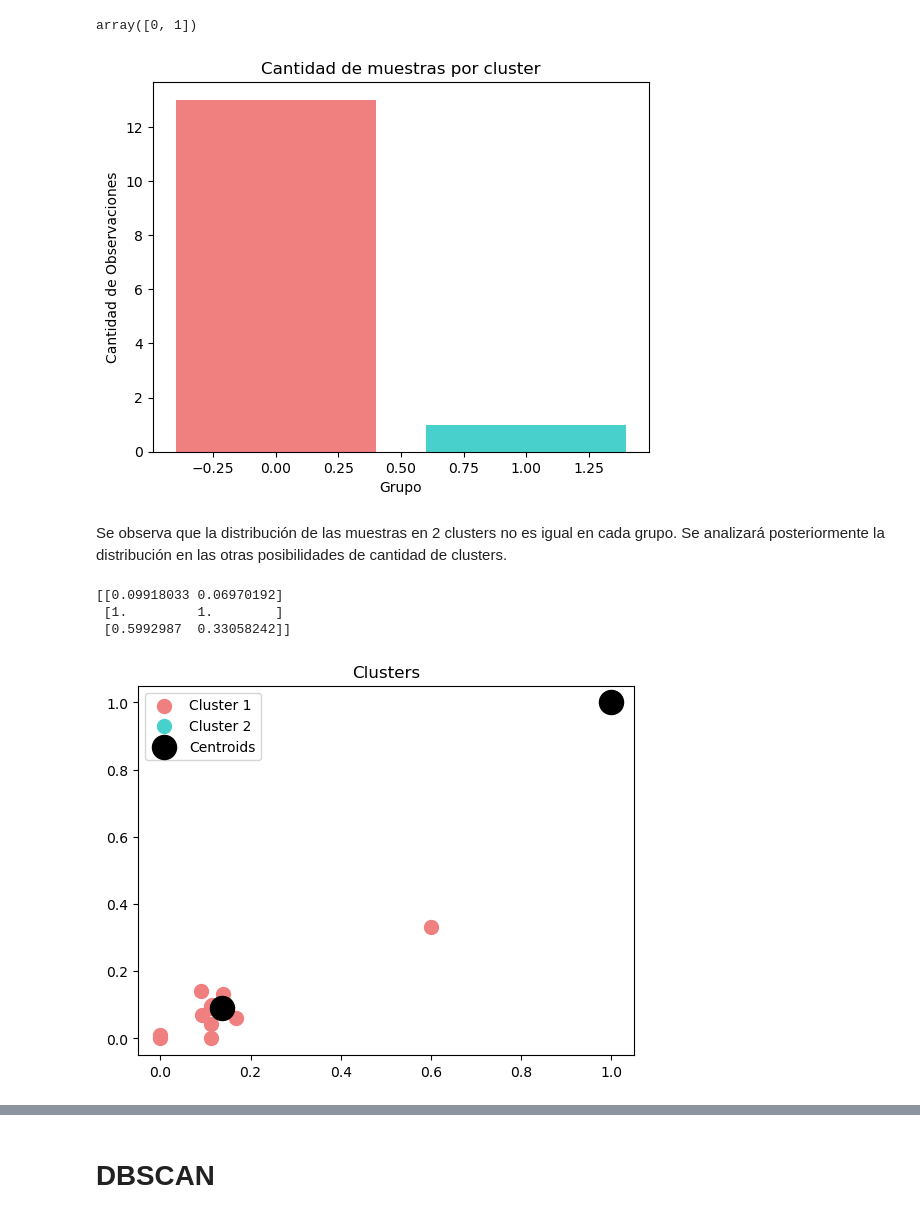
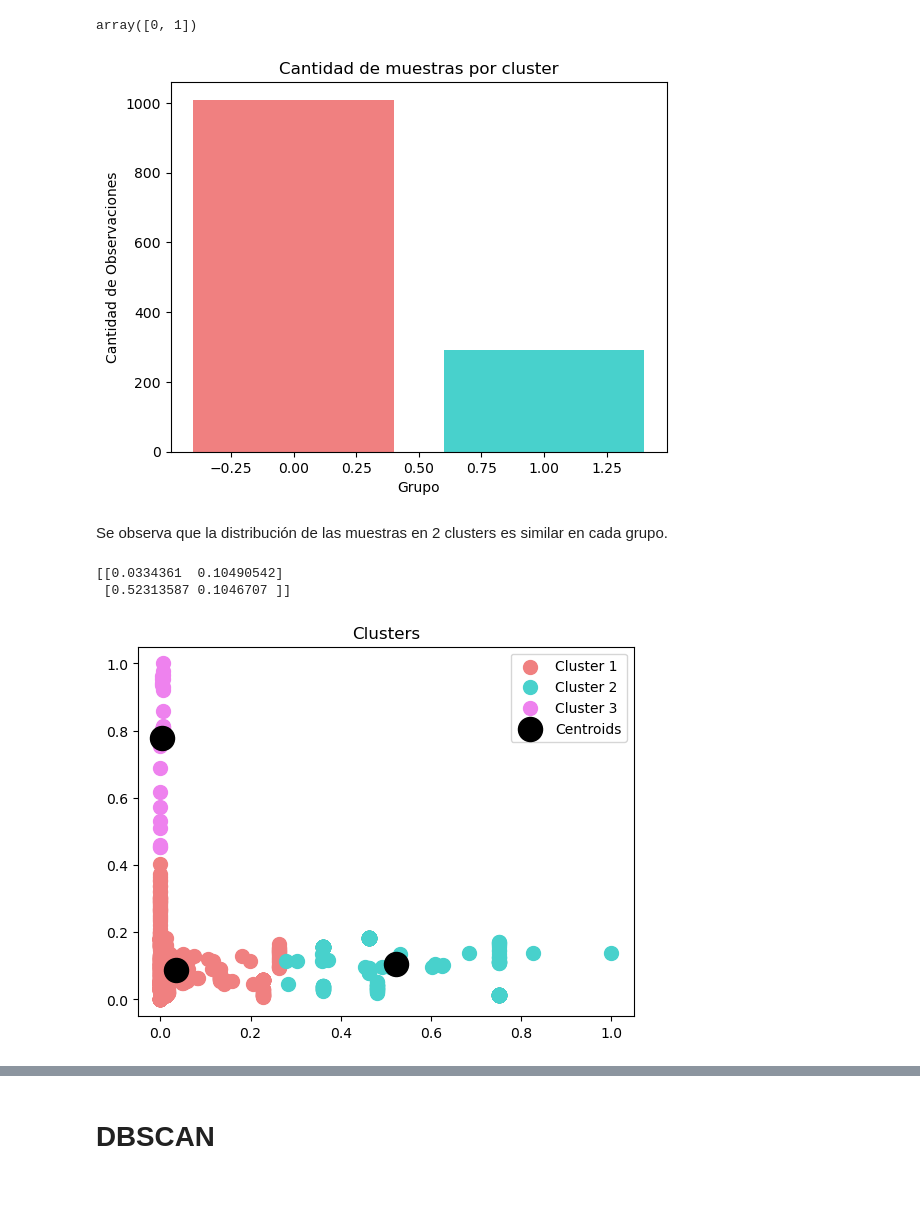
Before and after one commit to L-Ameneiro/EDA-Datasets, a Jupyter notebook: notebooks/MODELO NO SUPERVISADO consumo_energ_mundial.ipynb, the cells around one changed output, grey strips where cells are left out. Drawn from its saved outputs; the diff is of its cells as text; code cells hidden in the pictures; blank space fills up the shorter version.

```diff
--- a/notebooks/MODELO NO SUPERVISADO consumo_energ_mundial.ipynb
+++ b/notebooks/MODELO NO SUPERVISADO consumo_energ_mundial.ipynb
@@ -152,6 +142,6 @@ x = suram1[~outliers]
 # %%
 #Se escalan los datos
-p1_scal = (prom1-prom1.min())/(prom1.max()-prom1.min())
+p1_scal = (suram2-suram2.min())/(suram2.max()-suram2.min())
 p1_scal
 # %% [output]
 |  | year | coal_prod_change_pct | coal_prod_change_twh | gas_prod_change_pct | gas_prod_change_twh | ... |
@@ -173,7 +160,6 @@ p1_scal
 # %%
 # Se seleccionan las variables a analizar
-
-x=p1_scal[['hydro_consumption', 'hydro_electricity']].values
+x=p1_scal[['solar_share_elec', 'energy_per_capita']].values
 pd.DataFrame(x).head(5)
 # %% [output]
 |  | 0 | 1 |
@@ -329,26 +305,26 @@ plt.xlabel('Grupo')
 plt.ylabel('Cantidad de Observaciones')
 plt.show()
 # %% [output]
-[figure, old version]
+[figure, new version]
 # %% [markdown]
-Se observa que la distribución de las muestras en 2 clusters no es igual en cada grupo. Se analizará posteriormente la distribución en las otras posibilidades de cantidad de clusters.
+Se observa que la distribución de las muestras en 2 clusters es similar en cada grupo.
 # %%
 # Se observan las coordenandas de los centroides
-centroids3 =kmeansmodel3.cluster_centers_
-print(centroids3)
+centroids2 =kmeansmodel2.cluster_centers_
+print(centroids2)
 # %% [output]
-[[0.09918033 0.06970192]
- [1.         1.        ]
- [0.5992987  0.33058242]]
+[[0.0334361  0.10490542]
+ [0.52313587 0.1046707 ]]
 # %%
 #
-plt.scatter(x[y_means2 == 0, 0], x[y_means2 == 0, 1], s = 100, c = 'lightcoral', label = 'Cluster 1')
-plt.scatter(x[y_means2 == 1, 0], x[y_means2 == 1, 1], s = 100, c = 'mediumturquoise', label = 'Cluster 2')
-plt.scatter(kmeansmodel2.cluster_centers_[:, 0], kmeansmodel2.cluster_centers_[:, 1], s = 300, c = 'black', label = 'Centroids')
+plt.scatter(x[y_means3 == 0, 0], x[y_means3 == 0, 1], s = 100, c = 'lightcoral', label = 'Cluster 1')
+plt.scatter(x[y_means3 == 1, 0], x[y_means3 == 1, 1], s = 100, c = 'mediumturquoise', label = 'Cluster 2')
+plt.scatter(x[y_means3 == 2, 0], x[y_means3 == 2, 1], s = 100, c = 'violet', label = 'Cluster 3')
+plt.scatter(kmeansmodel3.cluster_centers_[:, 0], kmeansmodel3.cluster_centers_[:, 1], s = 300, c = 'black', label = 'Centroids')
 plt.title('Clusters')
 plt.xlabel('')
 plt.ylabel('')
 plt.legend()
 plt.show()
 # %% [output]
-[figure, old version]
+[figure, new version]
```
Also changed, not shown: parts of 25 cells of this notebook, 6 other files.
